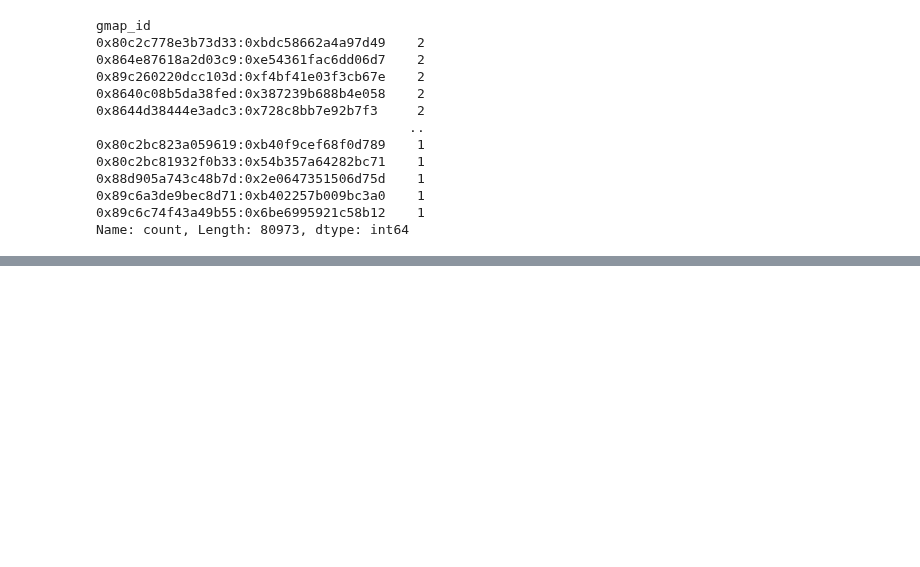
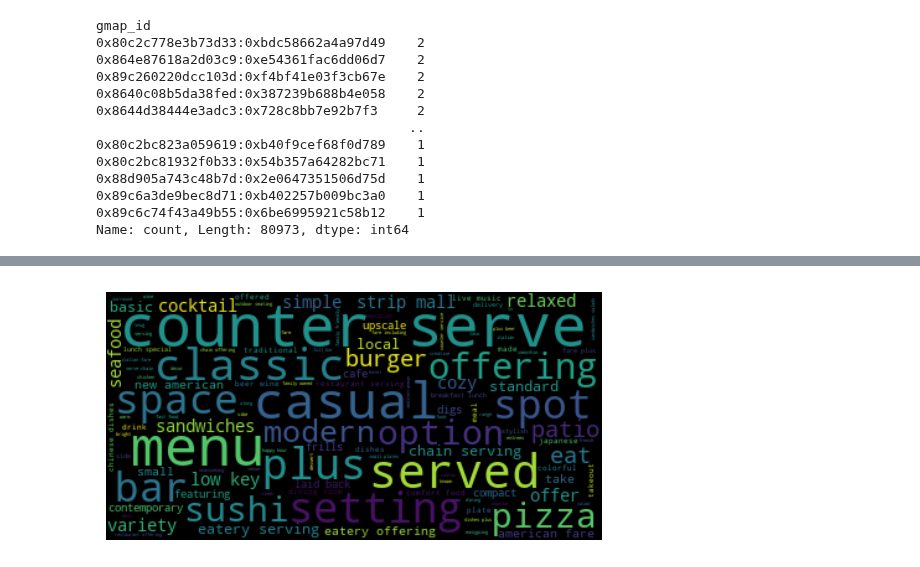
Before and after one commit to Aspirina180mg/PF_DATAPT07, a Jupyter notebook: Distribucion_Datos.ipynb, the cells around one changed output, grey strips where cells are left out. Drawn from its saved outputs; the diff is of its cells as text; code cells hidden in the pictures; blank space fills up the shorter version.

```diff
--- a/Distribucion_Datos.ipynb
+++ b/Distribucion_Datos.ipynb
@@ -5,8 +5,9 @@ import pandas as pd
 import matplotlib.pyplot as plt
 import seaborn as sns
 import numpy as np
+from wordcloud import WordCloud, STOPWORDS, ImageColorGenerator
 
-sns.set_theme()
+sns.set_theme('paper')
 # %%
 
 state_abreviations = [
@@ -215,0 +202,3 @@ Name: description, Length: 25569, dtype: object
+# %%
+descripciones = df_maps_restaurantes.description.dropna()
+descripciones.drop_duplicates(inplace=True)
@@ -215,0 +207,5 @@ Name: description, Length: 25569, dtype: object
+# %%
+descripciones_text = " ".join(descripciones.tolist()).lower()
+# %%
+wordcloud = WordCloud(stopwords = STOPWORDS,
+                      collocations=True).generate(descripciones_text)
@@ -215,0 +214,6 @@ Name: description, Length: 25569, dtype: object
+# %%
+plt.imshow(wordcloud, interpolation='bilInear')
+plt.axis('off')
+plt.show()
+# %% [output]
+[figure, added]
```
Also changed, not shown: parts of 4 cells of this notebook.
